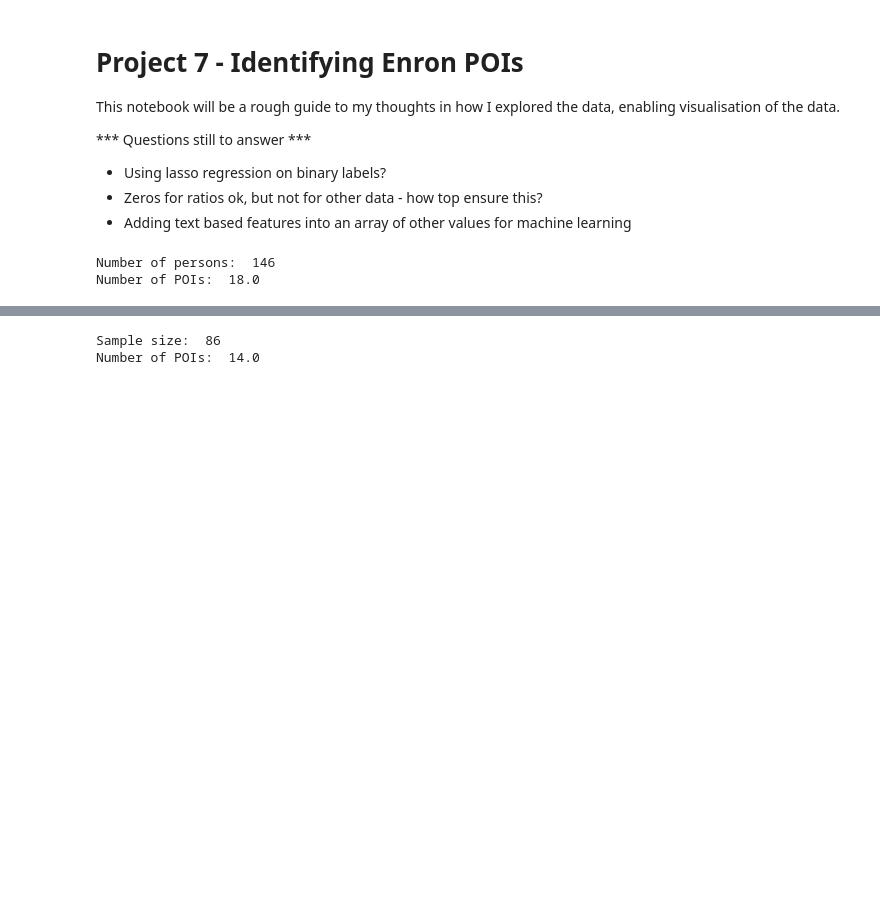
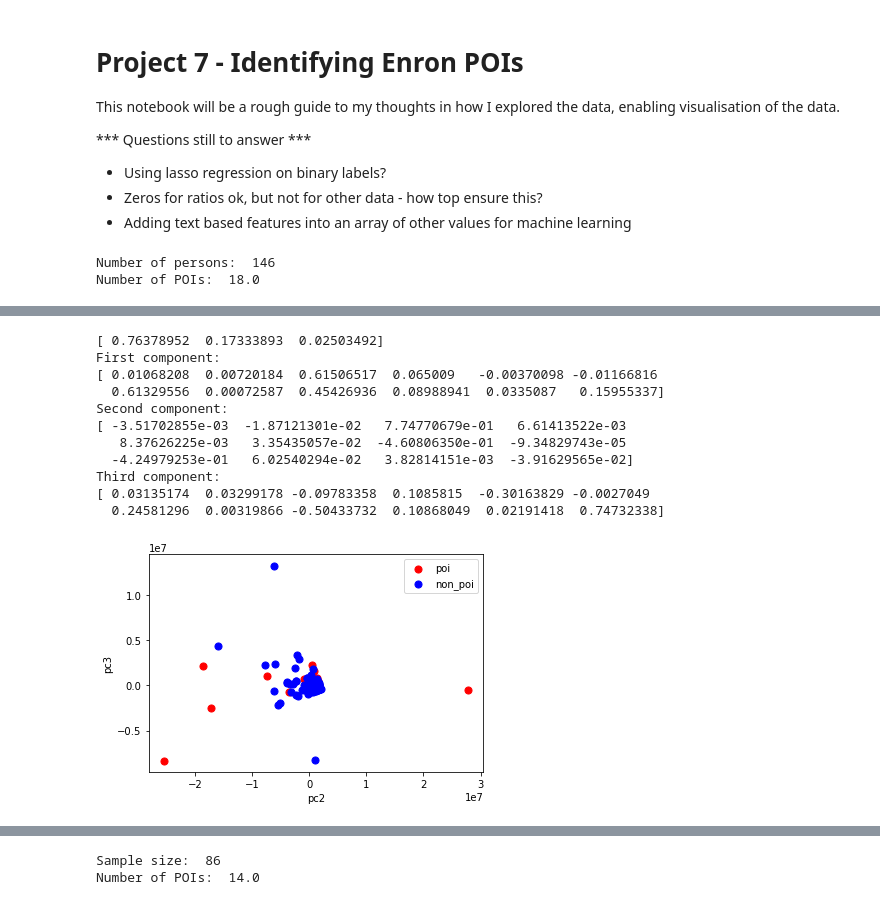
Before and after one commit to jeff-tj/machine-learning, a Jupyter notebook: final_project/project7.ipynb, the cells around one changed output, grey strips where cells are left out. Drawn from its saved outputs; the diff is of its cells as text; code cells hidden in the pictures; blank space fills up the shorter version.

```diff
--- a/final_project/project7.ipynb
+++ b/final_project/project7.ipynb
@@ -83,0 +149,34 @@ Number of POIs:  18.0
+# %%
+# The above graph much better. From our EDA we hypothesis that their may be latent variables
+# Obviously high performers would be paid well
+# However there may be a non-performance based element that could help us expose POIs
+# Use PCA to see if anything can be detected
+from sklearn.decomposition import PCA
+
+pca = PCA(n_components=3)
+# We limit the pca to 3 factors
+pca.fit(fft_ftrs)
+print pca.explained_variance_ratio_
+print "First component: "
+print pca.components_[0]
+print "Second component: "
+print pca.components_[1]
+print "Third component: "
+print pca.components_[2]
+
+# Transform our data
+fft_ftrs_trans = pca.transform(fft_ftrs)
+poi_scatter(fft_lbls, fft_ftrs_trans, x=1, y=2, x_label="pc2", y_label="pc3", size=50)
+# %% [output]
+[ 0.76378952  0.17333893  0.02503492]
+First component:
+[ 0.01068208  0.00720184  0.61506517  0.065009   -0.00370098 -0.01166816
+  0.61329556  0.00072587  0.45426936  0.08988941  0.0335087   0.15955337]
+Second component:
+[ -3.51702855e-03  -1.87121301e-02   7.74770679e-01   6.61413522e-03
+   8.37626225e-03   3.35435057e-02  -4.60806350e-01  -9.34829743e-05
+  -4.24979253e-01   6.02540294e-02   3.82814151e-03  -3.91629565e-02]
+Third component:
+[ 0.03135174  0.03299178 -0.09783358  0.1085815  -0.30163829 -0.0027049
+  0.24581296  0.00319866 -0.50433732  0.10868049  0.02191418  0.74732338]
+[figure, added]
```
Also changed, not shown: parts of 23 cells of this notebook, 1 other file.
